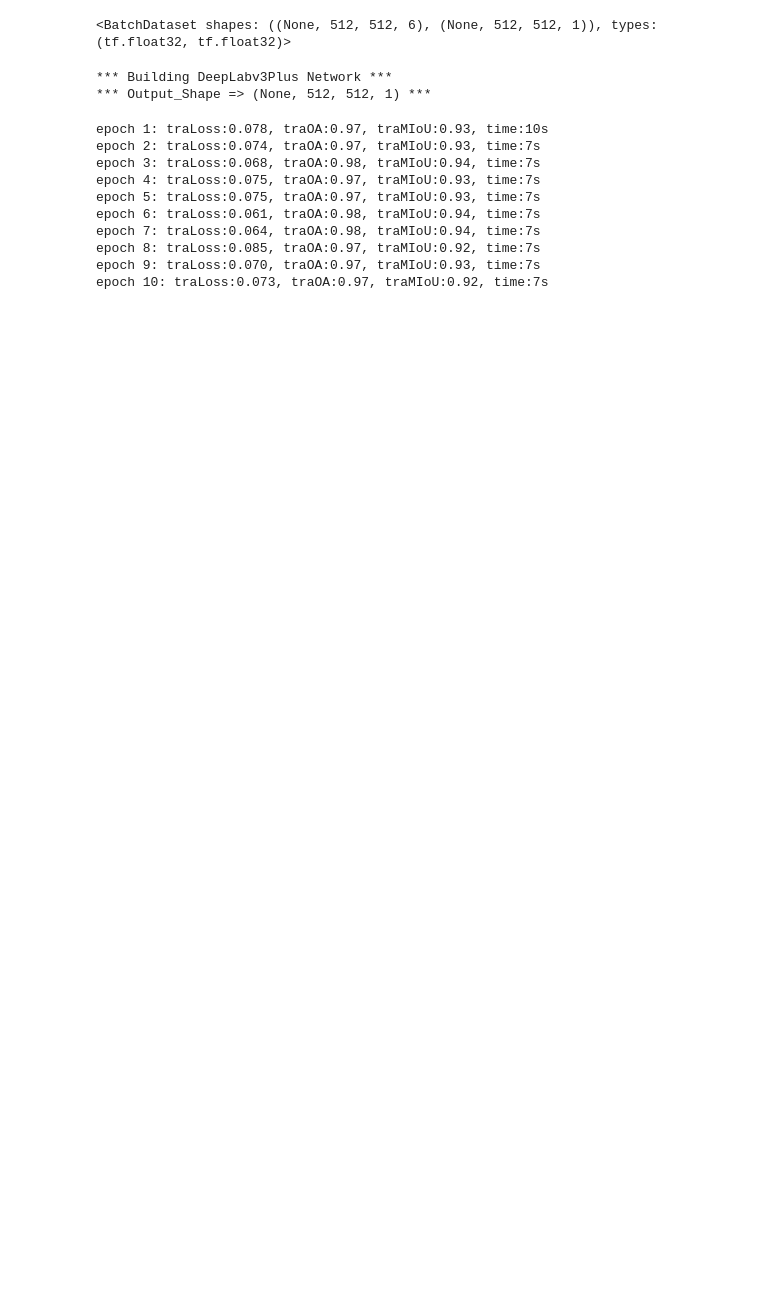
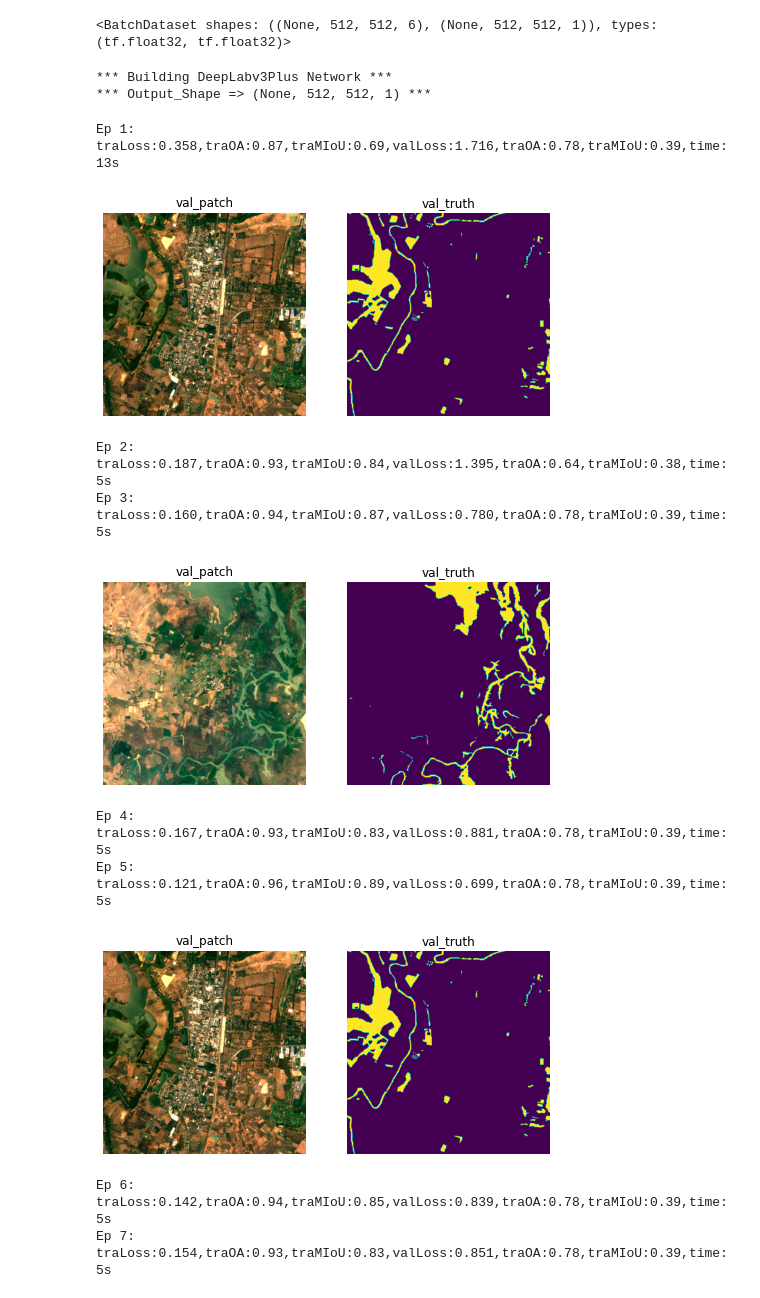
Before and after one commit to xinluo2018/WatNet, a Jupyter notebook: notebooks/trainer.ipynb, the cells around one changed output. Cells and saved outputs as stored; diff of their text form; code cells hidden in the pictures; blank space fills up the shorter version.

```diff
--- a/notebooks/trainer.ipynb
+++ b/notebooks/trainer.ipynb
@@ -22,8 +22 @@ from dataloader.dataloader import get_scene, get_patch, image_aug
 from models.seg_model.watnet import watnet
-# %%
-## super parameters
-patch_size = 512
-epochs = 100
-lr = 0.005
-batch_size = 4
-buffer_size = 200
@@ -41,15 +48,23 @@ buffer_size = 200
 # %%
-### training dataset (!!your dataset(.tfrecords file) directory)
+### data loading from .tfrecord file
 path_tra_data = 'data/tfrecord-s2/tra_data.tfrecords'
+path_val_data = 'data/tfrecord-s2/val_data.tfrecords'
+## training data
 traData = tf.data.TFRecordDataset(path_tra_data)
 traData = traData.map(parse_image).map(parse_shape)\
             .cache()\
             .map(toPatchPair)\
             .map(image_aug)
+traData = traData.shuffle(config.buffer_size).batch(config.batch_size)
 
-traData = traData.batch(batch_size)
-# traData = traData.shuffle(buffer_size).batch(batch_size)
+## validation data
+valData = tf.data.TFRecordDataset(path_val_data)
+valData = valData.map(parse_image).map(parse_shape)\
+            .map(toPatchPair)\
+            .cache()
+valData = valData.batch(config.batch_size)
 traData
+valData
 # %% [output]
 <BatchDataset shapes: ((None, 512, 512, 6), (None, 512, 512, 1)), types: (tf.float32, tf.float32)>
 # %%
@@ -64,9 +79,7 @@ traData
 #     print('time:', time.time()-start)
 # %%
 ## model configuration
-model = watnet(input_shape=(patch_size, patch_size, 6), nclasses=2)
-model_loss = tf.keras.losses.BinaryCrossentropy()
-model_optimizer = tf.keras.optimizers.Adam(lr)
+model = watnet(input_shape=(config.patch_size, config.patch_size, 6), nclasses=2)
 # %% [output]
 *** Building DeepLabv3Plus Network ***
 *** Output_Shape => (None, 512, 512, 1) ***
@@ -124,18 +138,19 @@ def train_loops(model, loss_fun, optimizer, tra_dset, epochs):
 # %%
 ## training
-tra_records = train_loops(model, \
-                        loss_fun=model_loss, \
-                        optimizer=model_optimizer, \
-                        tra_dset=traData, \
-                        epochs=10)
+train_loops(model=model, \
+            loss_fun=config.loss_bce, \
+            optimizer=config.opt_adam, \
+            tra_dset=traData, \
+            val_dset=valData, \
+            epochs=config.epochs)
 # %% [output]
-epoch 1: traLoss:0.078, traOA:0.97, traMIoU:0.93, time:10s
-epoch 2: traLoss:0.074, traOA:0.97, traMIoU:0.93, time:7s
-epoch 3: traLoss:0.068, traOA:0.98, traMIoU:0.94, time:7s
-epoch 4: traLoss:0.075, traOA:0.97, traMIoU:0.93, time:7s
-epoch 5: traLoss:0.075, traOA:0.97, traMIoU:0.93, time:7s
-epoch 6: traLoss:0.061, traOA:0.98, traMIoU:0.94, time:7s
-epoch 7: traLoss:0.064, traOA:0.98, traMIoU:0.94, time:7s
-epoch 8: traLoss:0.085, traOA:0.97, traMIoU:0.92, time:7s
-epoch 9: traLoss:0.070, traOA:0.97, traMIoU:0.93, time:7s
-epoch 10: traLoss:0.073, traOA:0.97, traMIoU:0.92, time:7s
+Ep 1: traLoss:0.358,traOA:0.87,traMIoU:0.69,valLoss:1.716,traOA:0.78,traMIoU:0.39,time:13s
+[figure, added]
+Ep 2: traLoss:0.187,traOA:0.93,traMIoU:0.84,valLoss:1.395,traOA:0.64,traMIoU:0.38,time:5s
+Ep 3: traLoss:0.160,traOA:0.94,traMIoU:0.87,valLoss:0.780,traOA:0.78,traMIoU:0.39,time:5s
+[figure, added]
+Ep 4: traLoss:0.167,traOA:0.93,traMIoU:0.83,valLoss:0.881,traOA:0.78,traMIoU:0.39,time:5s
+Ep 5: traLoss:0.121,traOA:0.96,traMIoU:0.89,valLoss:0.699,traOA:0.78,traMIoU:0.39,time:5s
+[figure, added]
+Ep 6: traLoss:0.142,traOA:0.94,traMIoU:0.85,valLoss:0.839,traOA:0.78,traMIoU:0.39,time:5s
+Ep 7: traLoss:0.154,traOA:0.93,traMIoU:0.83,valLoss:0.851,traOA:0.78,traMIoU:0.39,time:5s
```
Also changed, not shown: parts of 11 cells of this notebook, 7 other files.
